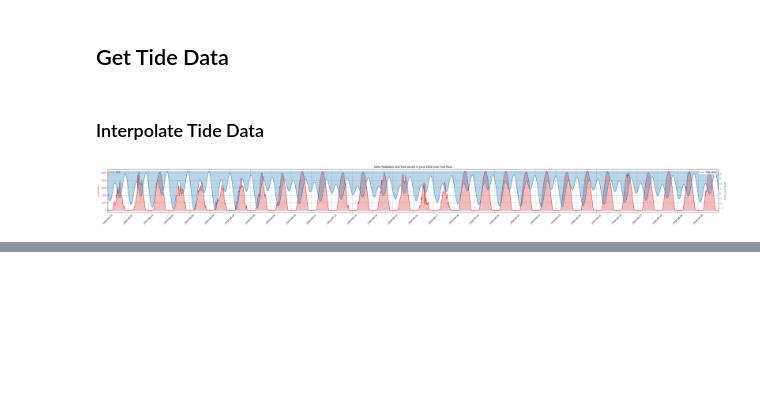
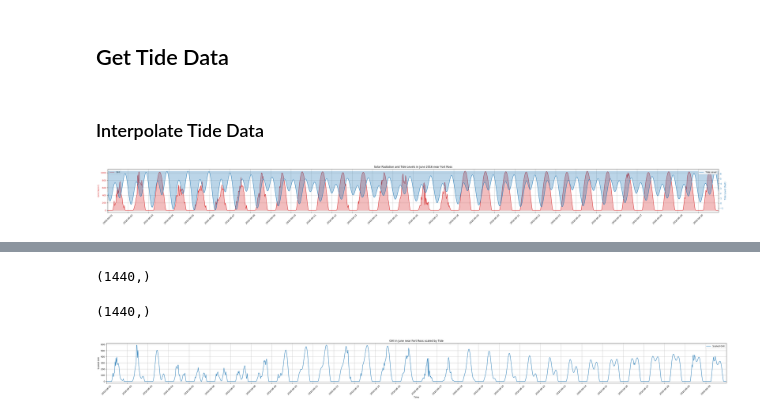
Before and after one commit to bbukaty/heat-wave-analysis, a Jupyter notebook: fort-ross.ipynb, the cells around one changed output, grey strips where cells are left out. Saved outputs shown, nothing was run; the diff lists cells and outputs as text; code cells hidden in the pictures; blank space fills up the shorter version.

Commit message:
scale ghi with tide for month

```diff
--- a/fort-ross.ipynb
+++ b/fort-ross.ipynb
@@ -48,9 +49,9 @@ end_of_month = end_of_month.replace(hour=23, minute=59, second=59)
 print(f"Start: {start_of_month}, end: {end_of_month}")
 
 # Use a boolean mask to crop to that month in the timestamps and ghi data
-mask = (time_series >= start_of_month) & (time_series <= end_of_month)
-time_series_for_month = time_series[mask]
-ghi_series_for_month = site_ghi_series[mask]
+month_mask = (time_series >= start_of_month) & (time_series <= end_of_month)
+time_series_for_month = time_series[month_mask]
+ghi_values_for_month = site_ghi_series[month_mask]
 # %% [output]
 Start: 2016-06-01 00:00:00-07:00, end: 2016-06-30 23:59:59-07:00
 # %%
@@ -110,11 +107,12 @@ else:
 ### Interpolate Tide Data
 # %%
 # Convert timestamps to a numeric format for interpolation
-timestamps_numeric = mdates.date2num(df['t'])
-interpolator = interp1d(timestamps_numeric, df['v'], kind='cubic', fill_value="extrapolate")
+timestamps_numeric = mdates.date2num(tide_df['t'])
+interpolator = interp1d(timestamps_numeric, tide_df['v'], kind='cubic', fill_value="extrapolate")
 
 # Create a high-resolution time series across the month for plotting the interpolation
-time_series_high_res_numeric = np.linspace(timestamps_numeric.min(), timestamps_numeric.max(), 1000)
+interpolation_granularity = ghi_values_for_month.shape[0]
+time_series_high_res_numeric = np.linspace(timestamps_numeric.min(), timestamps_numeric.max(), interpolation_granularity)
 tide_interpolated = interpolator(time_series_high_res_numeric)
 time_series_high_res = mdates.num2date(time_series_high_res_numeric)
 # %%
@@ -153,0 +155,37 @@ plt.show()
+# %%
+min_val = tide_interpolated.min()
+max_val = tide_interpolated.max()
+tide_values_inverted = 1 - (tide_interpolated - min_val) / (max_val - min_val)
+# %%
+tide_values_inverted.shape
+# %% [output]
+(1440,)
+# %%
+ghi_values_for_month.shape
+# %% [output]
+(1440,)
+# %%
+tide_scaled_ghi = tide_values_inverted * ghi_values_for_month
+# %%
+plt.figure(figsize=(40, 4))
+
+# day_time_index_utc = day_time_index.tz_convert('UTC')
+# plt.plot(day_time_index_utc, day_tseries, label="GHI")
+plt.plot(time_series_for_month, tide_scaled_ghi, label="Scaled GHI")
+
+plt.gca().xaxis.set_major_locator(mdates.DayLocator(tz=SITE_TIMEZONE))
+plt.gca().xaxis.set_major_formatter(mdates.DateFormatter('%Y-%m-%d', tz=SITE_TIMEZONE))
+plt.xlim(start_of_month, end_of_month)
+
+plt.title(f"GHI in {start_of_month.month_name()} near Fort Ross scaled by Tide")
+plt.xlabel("Time")
+plt.ylabel("Scaled GHI")
+
+plt.xticks(rotation=45)
+
+plt.grid(True)
+plt.legend()
+plt.tight_layout()
+plt.show()
+# %% [output]
+[figure, added]
```
Also changed, not shown: parts of 5 cells of this notebook, 2 other files.
